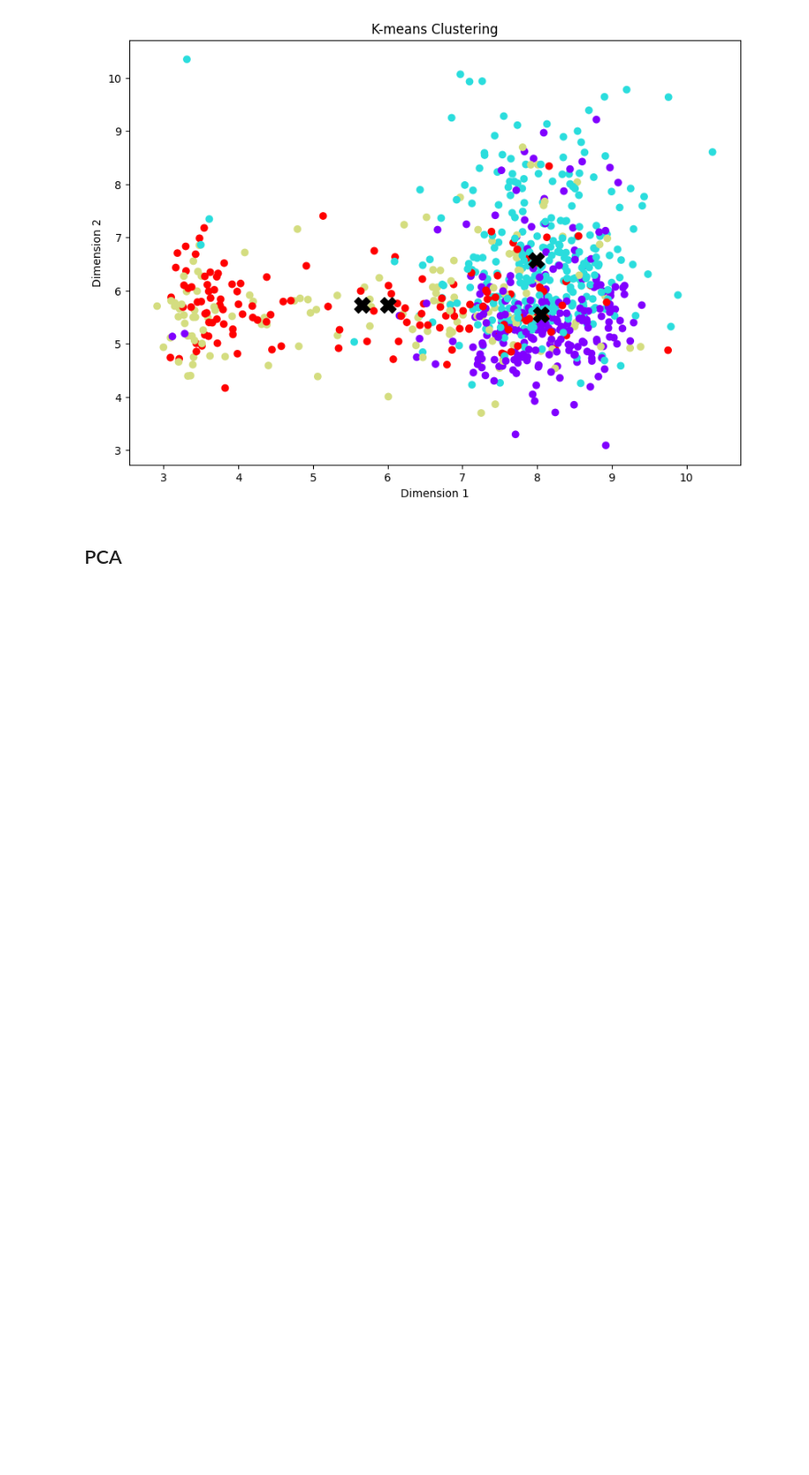
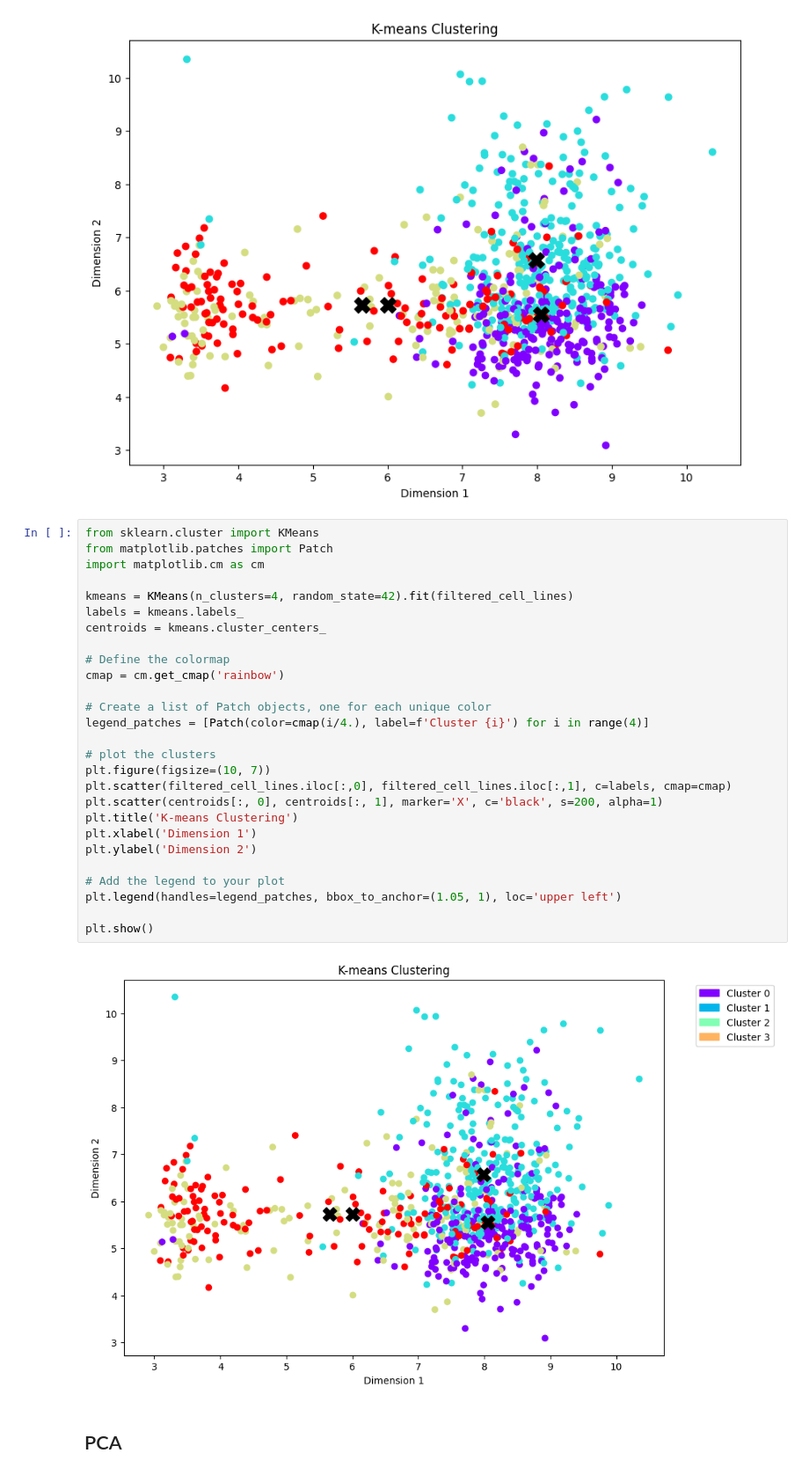
Before and after one commit to paulo-seixal/drug_sensitivity, a Jupyter notebook: unsupervised.ipynb, the cells around one changed output. Shown at 88% size. Cells and saved outputs as stored; diff of their text form; blank space fills up the shorter version.

```diff
--- a/unsupervised.ipynb
+++ b/unsupervised.ipynb
@@ -349,6 +349,35 @@ plt.ylabel('Dimension 2')
 plt.show()
 # %% [output]
 [figure]
+# %%
+from sklearn.cluster import KMeans
+from matplotlib.patches import Patch
+import matplotlib.cm as cm
+
+kmeans = KMeans(n_clusters=4, random_state=42).fit(filtered_cell_lines)
+labels = kmeans.labels_
+centroids = kmeans.cluster_centers_
+
+# Define the colormap
+cmap = cm.get_cmap('rainbow')
+
+# Create a list of Patch objects, one for each unique color
+legend_patches = [Patch(color=cmap(i/4.), label=f'Cluster {i}') for i in range(4)]
+
+# plot the clusters
+plt.figure(figsize=(10, 7))
+plt.scatter(filtered_cell_lines.iloc[:,0], filtered_cell_lines.iloc[:,1], c=labels, cmap=cmap)
+plt.scatter(centroids[:, 0], centroids[:, 1], marker='X', c='black', s=200, alpha=1)
+plt.title('K-means Clustering')
+plt.xlabel('Dimension 1')
+plt.ylabel('Dimension 2')
+
+# Add the legend to your plot
+plt.legend(handles=legend_patches, bbox_to_anchor=(1.05, 1), loc='upper left')
+
+plt.show()
+# %% [output]
+[figure, added]
 # %% [markdown]
 ## PCA
 # %%
```
Also changed, not shown: parts of 2 cells of this notebook.
